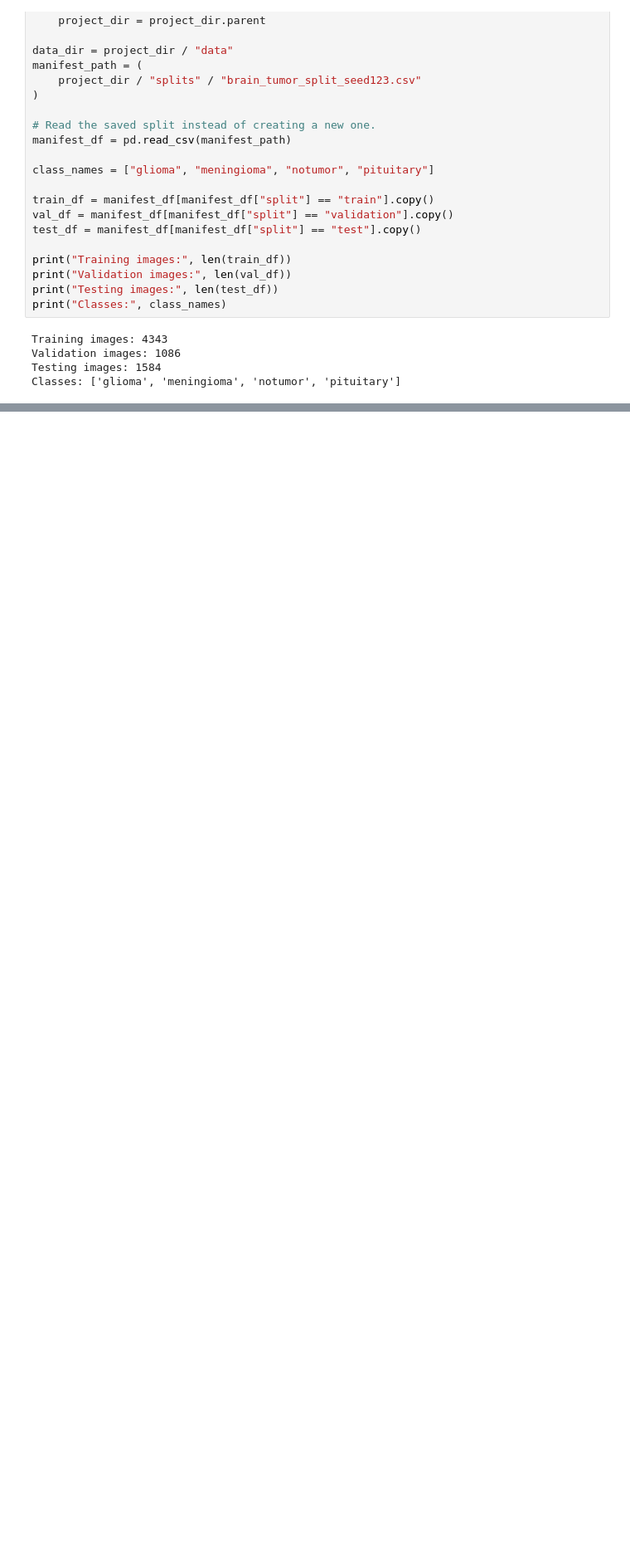
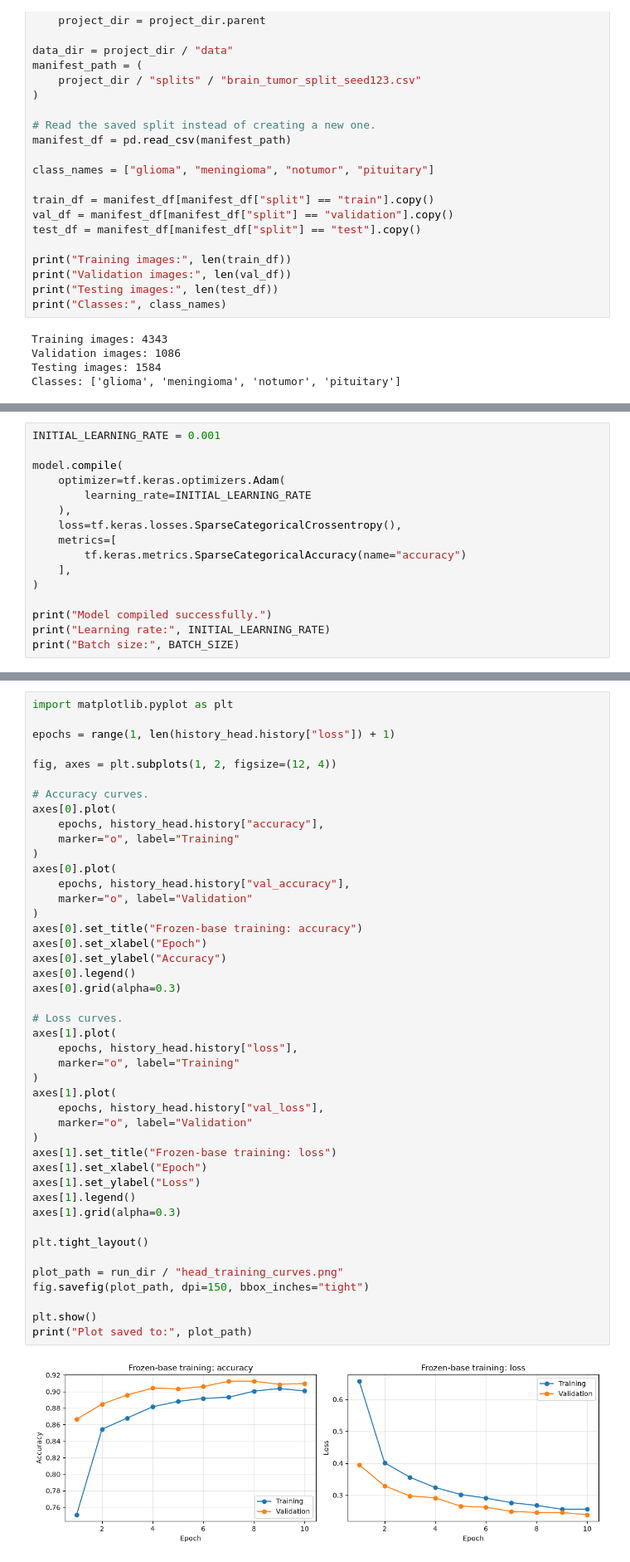
Before and after one commit to Dissa2003/SE4050-Deep-Learning-Assignment, a Jupyter notebook: notebooks/04_efficientnet_b0.ipynb, the cells around one changed output, grey strips where cells are left out. Shown at 83% size. Cells and saved outputs as stored; diff of their text form; blank space fills up the shorter version.

```diff
--- a/notebooks/04_efficientnet_b0.ipynb
+++ b/notebooks/04_efficientnet_b0.ipynb
@@ -57,0 +258,16 @@ Classes: ['glioma', 'meningioma', 'notumor', 'pituitary']
+# %%
+INITIAL_LEARNING_RATE = 0.001
+
+model.compile(
+    optimizer=tf.keras.optimizers.Adam(
+        learning_rate=INITIAL_LEARNING_RATE
+    ),
+    loss=tf.keras.losses.SparseCategoricalCrossentropy(),
+    metrics=[
+        tf.keras.metrics.SparseCategoricalAccuracy(name="accuracy")
+    ],
+)
+
+print("Model compiled successfully.")
+print("Learning rate:", INITIAL_LEARNING_RATE)
+print("Batch size:", BATCH_SIZE)
@@ -57,0 +372,46 @@ Classes: ['glioma', 'meningioma', 'notumor', 'pituitary']
+# %%
+import matplotlib.pyplot as plt
+
+epochs = range(1, len(history_head.history["loss"]) + 1)
+
+fig, axes = plt.subplots(1, 2, figsize=(12, 4))
+
+# Accuracy curves.
+axes[0].plot(
+    epochs, history_head.history["accuracy"],
+    marker="o", label="Training"
+)
+axes[0].plot(
+    epochs, history_head.history["val_accuracy"],
+    marker="o", label="Validation"
+)
+axes[0].set_title("Frozen-base training: accuracy")
+axes[0].set_xlabel("Epoch")
+axes[0].set_ylabel("Accuracy")
+axes[0].legend()
+axes[0].grid(alpha=0.3)
+
+# Loss curves.
+axes[1].plot(
+    epochs, history_head.history["loss"],
+    marker="o", label="Training"
+)
+axes[1].plot(
+    epochs, history_head.history["val_loss"],
+    marker="o", label="Validation"
+)
+axes[1].set_title("Frozen-base training: loss")
+axes[1].set_xlabel("Epoch")
+axes[1].set_ylabel("Loss")
+axes[1].legend()
+axes[1].grid(alpha=0.3)
+
+plt.tight_layout()
+
+plot_path = run_dir / "head_training_curves.png"
+fig.savefig(plot_path, dpi=150, bbox_inches="tight")
+
+plt.show()
+print("Plot saved to:", plot_path)
+# %% [output]
+[figure, added]
```
Also changed, not shown: parts of 20 cells of this notebook, 1 other file.
